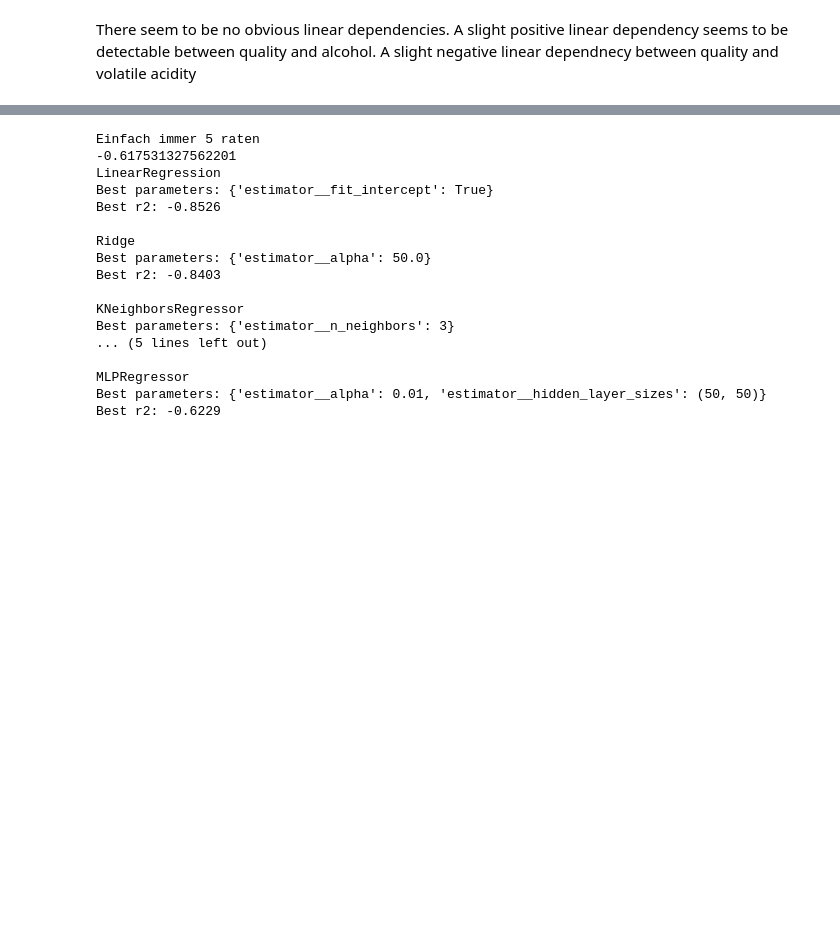
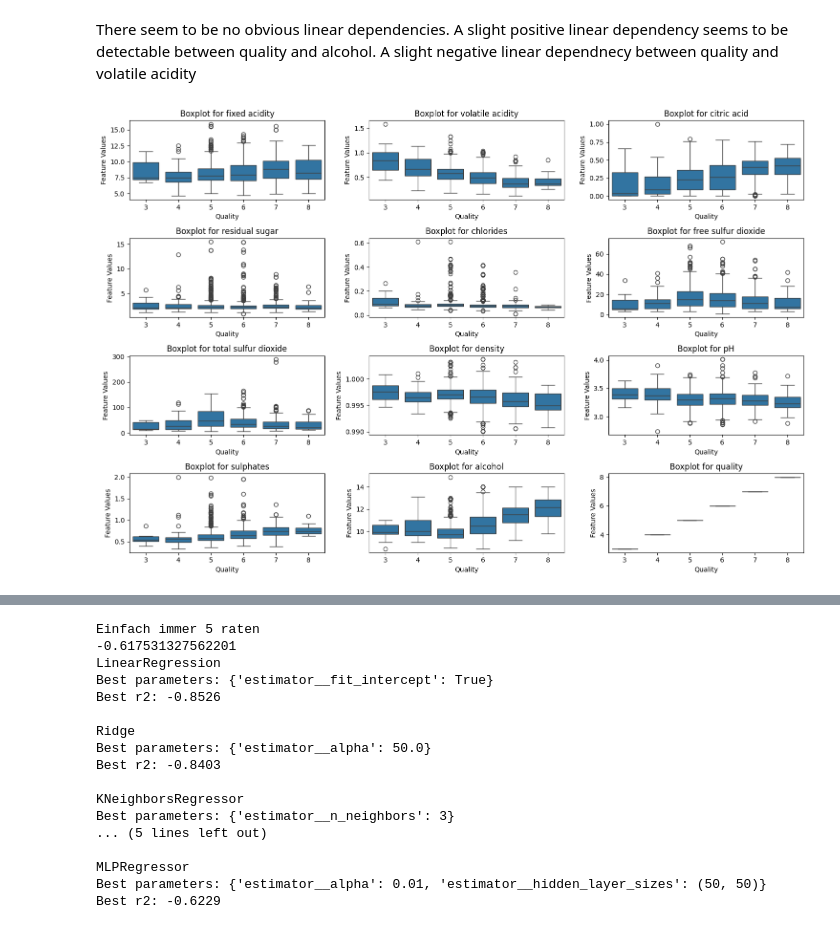
Before and after one commit to Yonekin/Machine-Learning-Group-3, a Jupyter notebook: ML_Group3_Red_Wine.ipynb, the cells around one changed output, grey strips where cells are left out. Cells and saved outputs as stored; diff of their text form; code cells hidden in the pictures; blank space fills up the shorter version.

```diff
--- a/ML_Group3_Red_Wine.ipynb
+++ b/ML_Group3_Red_Wine.ipynb
@@ -204,3 +225,42 @@ plt.show()
 [figure]
 # %% [markdown]
 There seem to be no obvious linear dependencies. A slight positive linear dependency seems to be detectable between quality and alcohol. A slight negative linear dependnecy between quality and volatile acidity
+# %%
+# find the boxplots of the features depending on the quality to see if there is a pattern
+
+def boxplot_dependencies(data, title):
+
+    # get numeric columns
+    numeric_columns = data.select_dtypes(include=['float64', 'int64']).columns.tolist()
+
+    # Set up subplots for each numeric feature in a 4x3 grid
+    num_rows = 4
+    num_cols = 3
+    fig, axes = plt.subplots(nrows=num_rows, ncols=num_cols, figsize=(15, 10))
+    plt.title(title)
+
+    # Flatten the axes for easy iteration
+    axes = axes.flatten()
+
+    # Create boxplots for each numeric feature using seaborn
+    for i, feature in enumerate(numeric_columns):
+        sns.boxplot(x='quality', y=feature, data=data, ax=axes[i])
+        axes[i].set_title(f'Boxplot for {feature}')
+
+    # Remove empty subplots if there are fewer features than subplots
+    for j in range(num_rows * num_cols):
+        if j >= len(numeric_columns):
+            fig.delaxes(axes[j])
+
+    # Set common labels and title for all subplots
+    for ax in axes:
+        ax.set_xlabel('Quality')
+        ax.set_ylabel('Feature Values')
+
+    # Adjust layout and show the plot
+    plt.tight_layout()
+    plt.show()
+
+boxplot_dependencies(raw_data_red, "Red")
+# %% [output]
+[figure, added]
```
Also changed, not shown: parts of 12 cells of this notebook.
